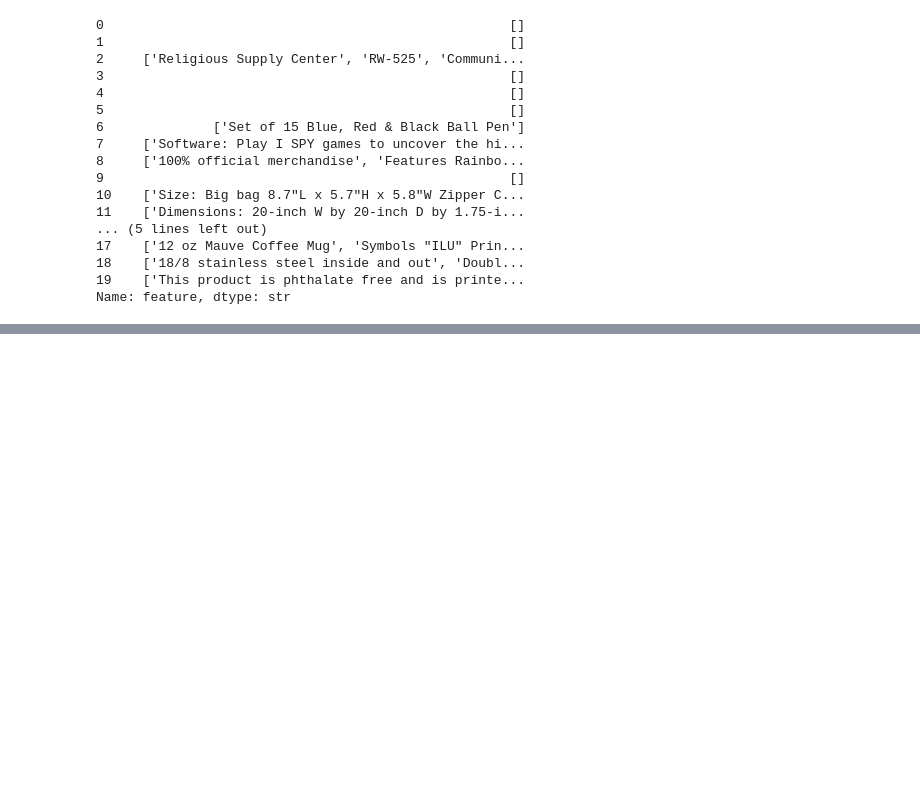
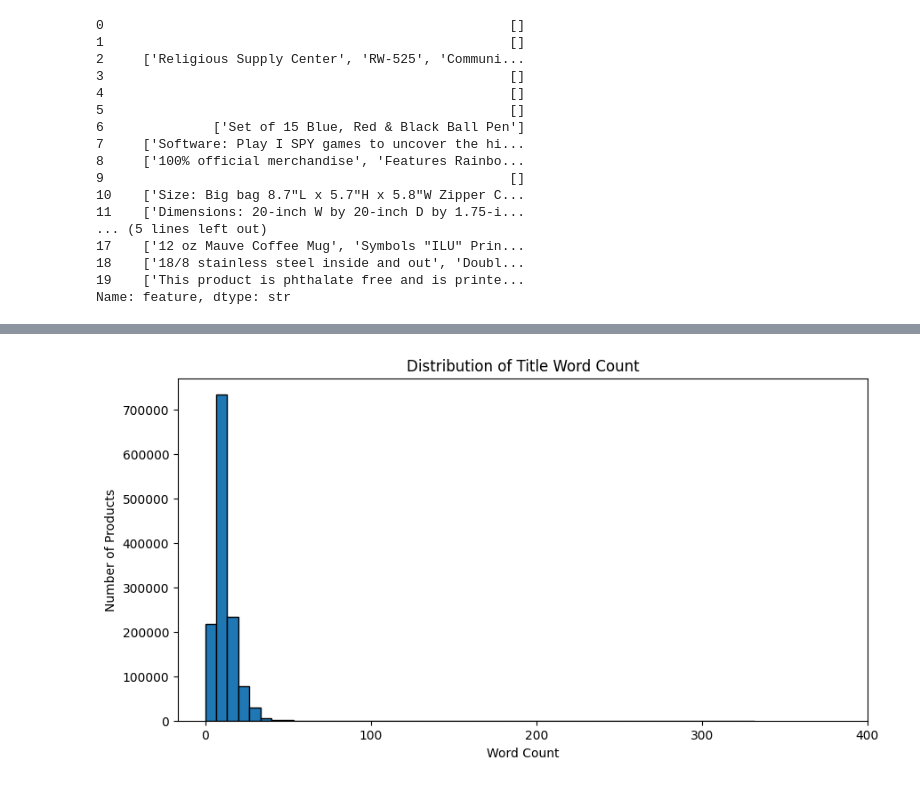
Before and after one commit to flamesmith/RecSystem, a Jupyter notebook: notebooks/analyze_features.ipynb, the cells around one changed output, grey strips where cells are left out. Cells and saved outputs as stored; diff of their text form; code cells hidden in the pictures; blank space fills up the shorter version.

```diff
--- a/notebooks/analyze_features.ipynb
+++ b/notebooks/analyze_features.ipynb
@@ -307,0 +378,10 @@ Name: feature, dtype: str
+# %%
+plt.figure(figsize=(10, 5))
+plt.hist(df_items['title_word_count'], bins=50, edgecolor='black')
+plt.xlabel('Word Count')
+plt.ylabel('Number of Products')
+plt.title('Distribution of Title Word Count')
+plt.xticks(range(0, int(df_items['title_word_count'].max()) + 100, 100))
+plt.show()
+# %% [output]
+[figure, added]
```
Also changed, not shown: parts of 10 cells of this notebook, 4 other files.
